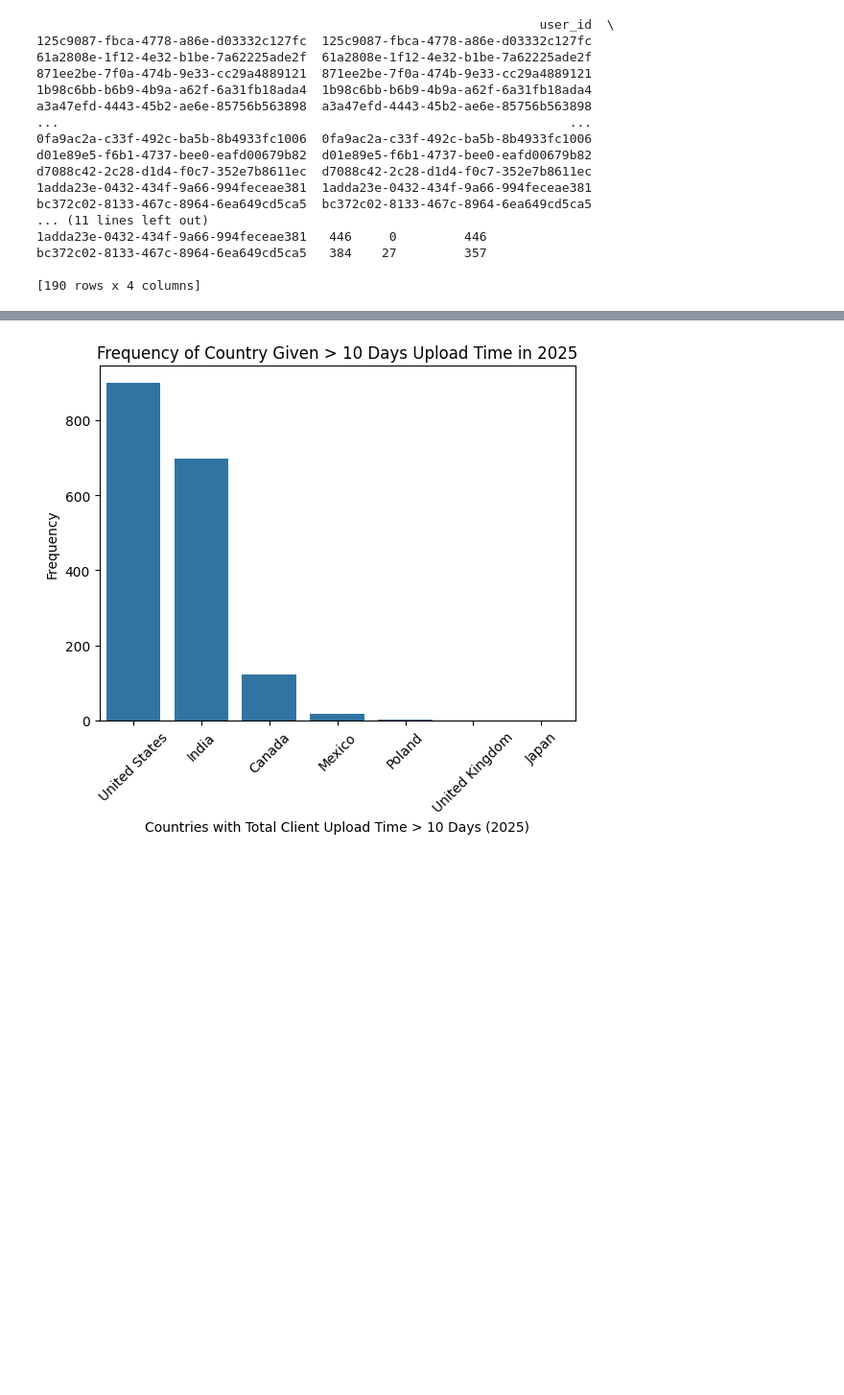
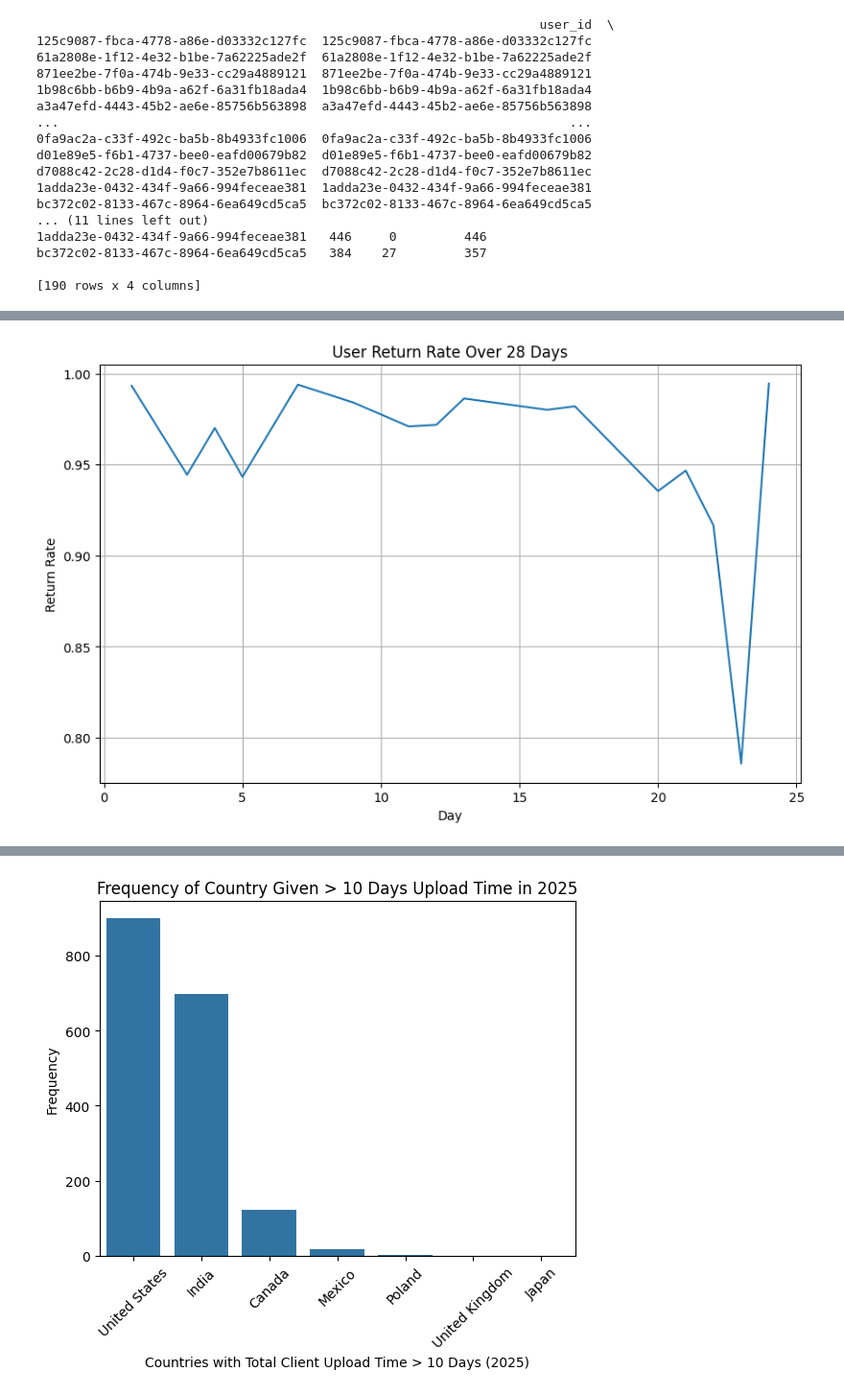
Before and after one commit to nyra-rodrigues/Federato-RiskOps-Platform-Optimization-Challenge, a Jupyter notebook: federato_data_read_starter.ipynb, the cells around one changed output, grey strips where cells are left out. Shown at 96% size. Cells and saved outputs as stored; diff of their text form; code cells hidden in the pictures; blank space fills up the shorter version.

```diff
--- a/federato_data_read_starter.ipynb
+++ b/federato_data_read_starter.ipynb
@@ -448,0 +562,12 @@ TypeError: 'DatetimeArray' with dtype datetime64[ns] does not support reduction
+# %%
+# Define cohorts based on the first registration date (e.g., by month)
+df_with_first['cohort'] = df_with_first['first_timestamp'].dt.to_period('D')
+
+# Group by cohort and calculate return rates
+cohort_analysis = df_with_first.groupby(['cohort', 'is_return_user']).size().unstack(fill_value=0)
+
+# Calculate return rate for each cohort
+cohort_analysis['return_rate'] = cohort_analysis[True] / (cohort_analysis[True] + cohort_analysis[False])
+
+# Display cohort analysis
+print(cohort_analysis)
@@ -448,0 +593,11 @@ TypeError: 'DatetimeArray' with dtype datetime64[ns] does not support reduction
+# %%
+# Plot return rate over the 28-day period
+plt.figure(figsize=(10, 6))
+sns.lineplot(data=cohort_analysis, x=[1,3,4,5,7,9,11,12,13,16,17,20,21,22,23,24], y='return_rate')
+plt.title('User Return Rate Over 28 Days')
+plt.xlabel('Day')
+plt.ylabel('Return Rate')
+plt.grid(True)
+plt.show()
+# %% [output]
+[figure, added]
```
Also changed, not shown: parts of 11 cells of this notebook.
